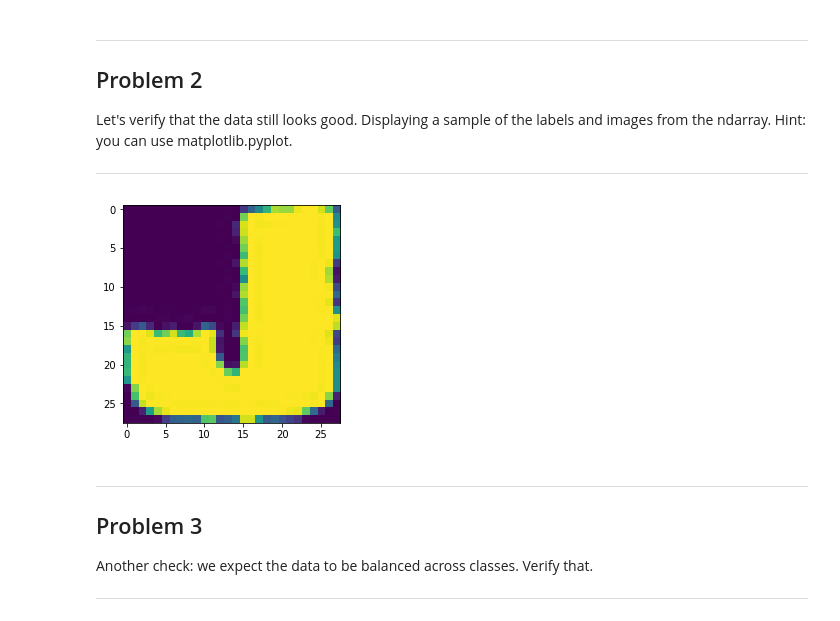
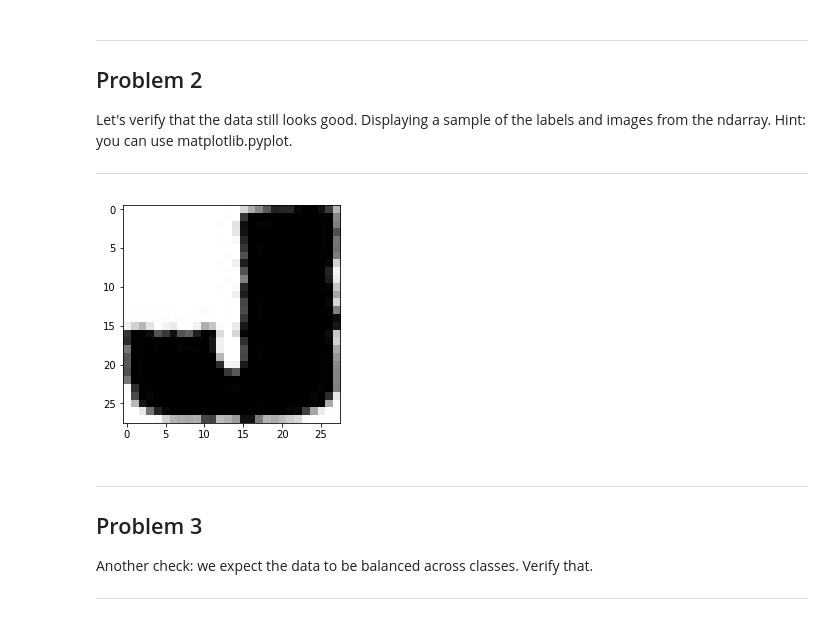
Before and after one commit to bvdeenen/udacity-deeplearning, a Jupyter notebook: notmnist/1_notmnist.ipynb, the cells around one changed output. Saved outputs shown, nothing was run; the diff lists cells and outputs as text; code cells hidden in the pictures.

```diff
--- a/notmnist/1_notmnist.ipynb
+++ b/notmnist/1_notmnist.ipynb
@@ -204,10 +209,10 @@ Let's verify that the data still looks good. Displaying a sample of the labels a
 # %%
 with open("notMNIST_large/J.pickle","rb") as f:
     js = pickle.load(f)
     j5=js[15,:,:]
-    plt.imshow(j5)
+    plt.imshow(j5, cmap=plt.cm.gray.reversed())
 # %% [output]
-[figure, old version]
+[figure, new version]
 # %% [markdown]
 ---
 Problem 3
```
Also changed, not shown: parts of 14 cells of this notebook, 1 other file.
